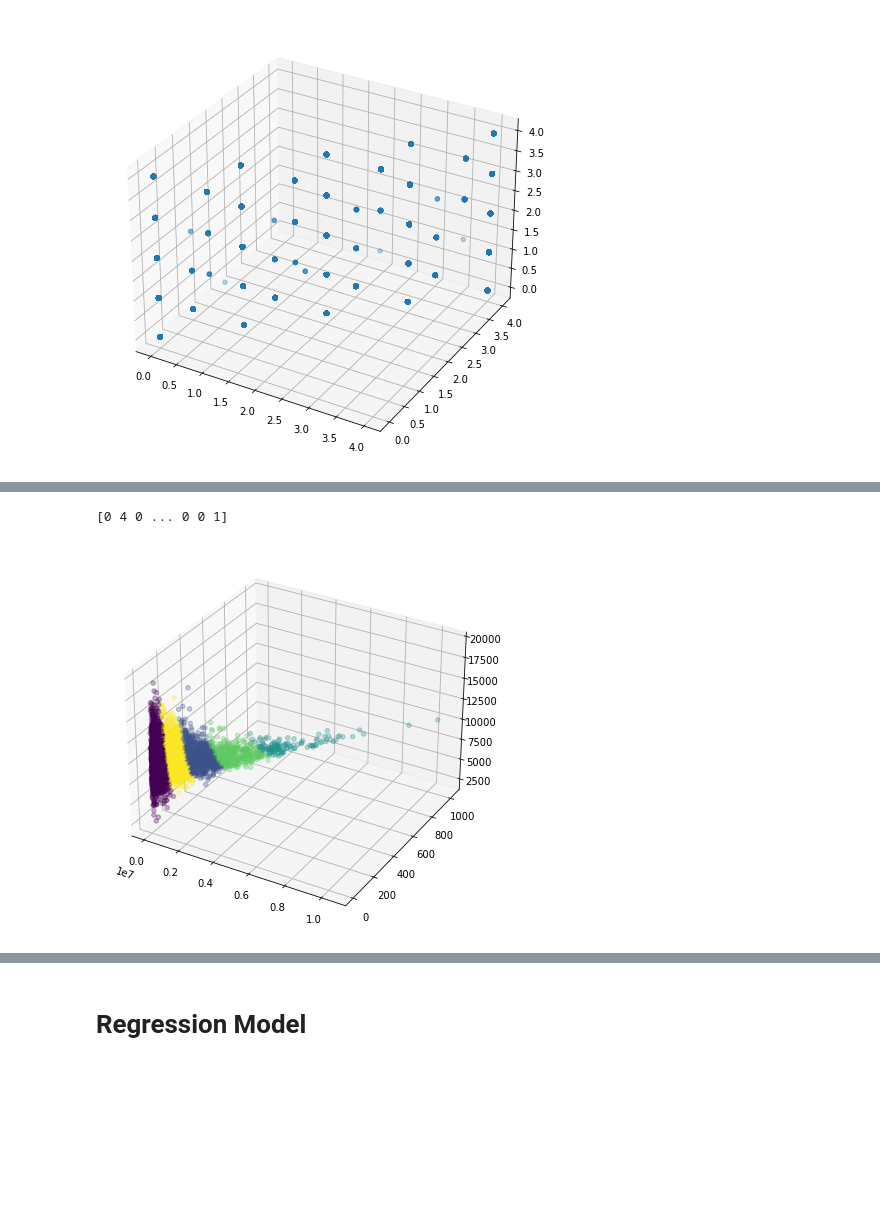
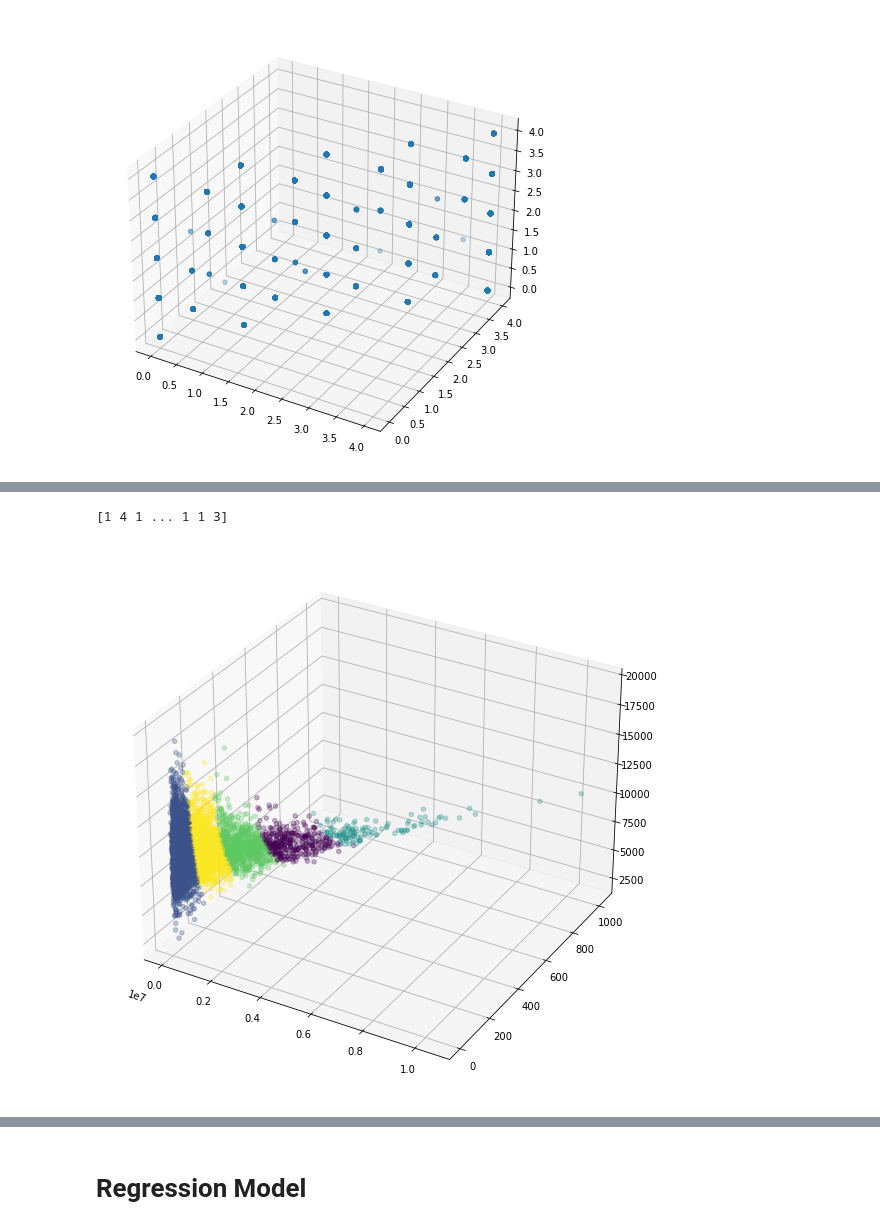
Before and after one commit to gap689/blackfriday-analysis, a Jupyter notebook: BlackFriday.ipynb, the cells around one changed output, grey strips where cells are left out. Drawn from its saved outputs; the diff is of its cells as text; code cells hidden in the pictures; blank space fills up the shorter version.

```diff
--- a/BlackFriday.ipynb
+++ b/BlackFriday.ipynb
@@ -177,3 +177,9 @@ df_freq['frequency'].hist(bins=50)
 # %% [output]
 <AxesSubplot:>
 [figure]
+# %%
+#compute the log transform of monetary
+df_freq['log_monetary'] = np.log10(df_freq['monetary'])
+df_freq['log_frequency'] = np.log10(df_freq['frequency'])
+df_freq['log_average'] = np.log10(df_freq['averagevalue'])
+df_freq
@@ -264,19 +315,19 @@ y_pred = kmeans.fit_predict(df_freq[['monetary', 'frequency', 'averagevalue']])
 # %%
 print(y_pred)
 # %% [output]
-[0 4 0 ... 0 0 1]
+[1 4 1 ... 1 1 3]
 # %%
 x = df_freq['monetary']
 y = df_freq['frequency']
 z = df_freq['averagevalue']
 
-fig = plt.figure(figsize=(9,9))
+fig = plt.figure(figsize=(10, 10))
 
 ax = fig.add_subplot(111, projection='3d')
 ax.scatter(x,y,z, c=y_pred, alpha=0.3)
 
 #plt.scatter()
 
 plt.show()
 # %% [output]
-[figure, old version]
+[figure, new version]
```
Also changed, not shown: parts of 8 cells of this notebook.
